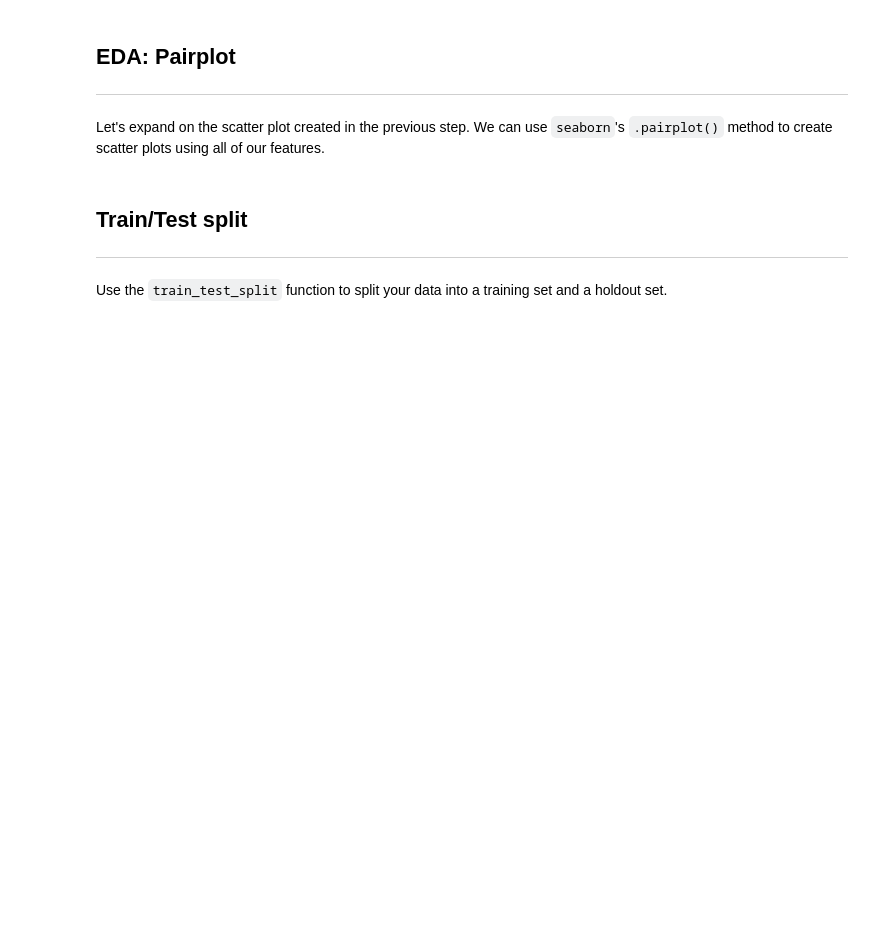
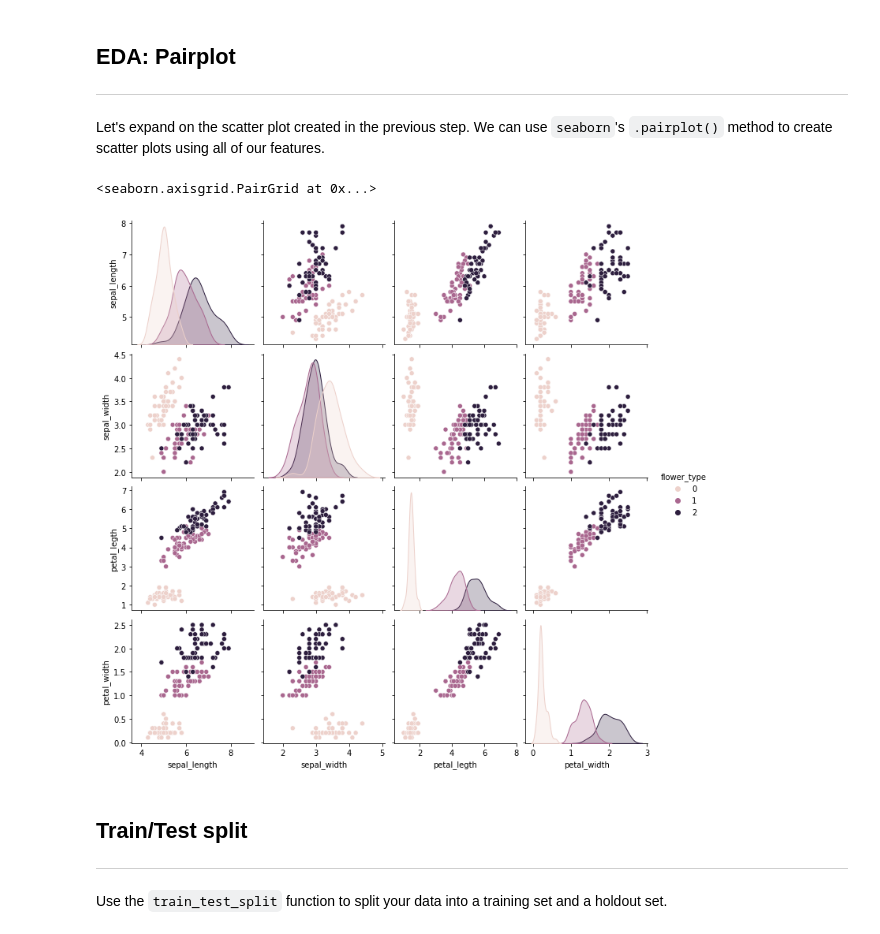
Before and after one commit to msamhz/GA-Lessons, a Jupyter notebook: 4.02-lesson-knn/starter-code-DESKTOP-U9K6VIA.ipynb, the cells around one changed output. Saved outputs shown, nothing was run; the diff lists cells and outputs as text; code cells hidden in the pictures; blank space fills up the shorter version.

```diff
--- a/4.02-lesson-knn/starter-code-DESKTOP-U9K6VIA.ipynb
+++ b/4.02-lesson-knn/starter-code-DESKTOP-U9K6VIA.ipynb
@@ -126,6 +222,11 @@ Using `matplotlib`, create a scatter plot using two features from your `DataFram
 ---
 
 Let's expand on the scatter plot created in the previous step. We can use `seaborn`'s `.pairplot()` method to create scatter plots using all of our features.
+# %%
+sns.pairplot(bigdata, hue = 'flower_type')
+# %% [output]
+<seaborn.axisgrid.PairGrid at 0x...>
+[figure, added]
 # %% [markdown]
 ## Train/Test split
 ---
```
Also changed, not shown: parts of 26 cells of this notebook, 1 other file.
